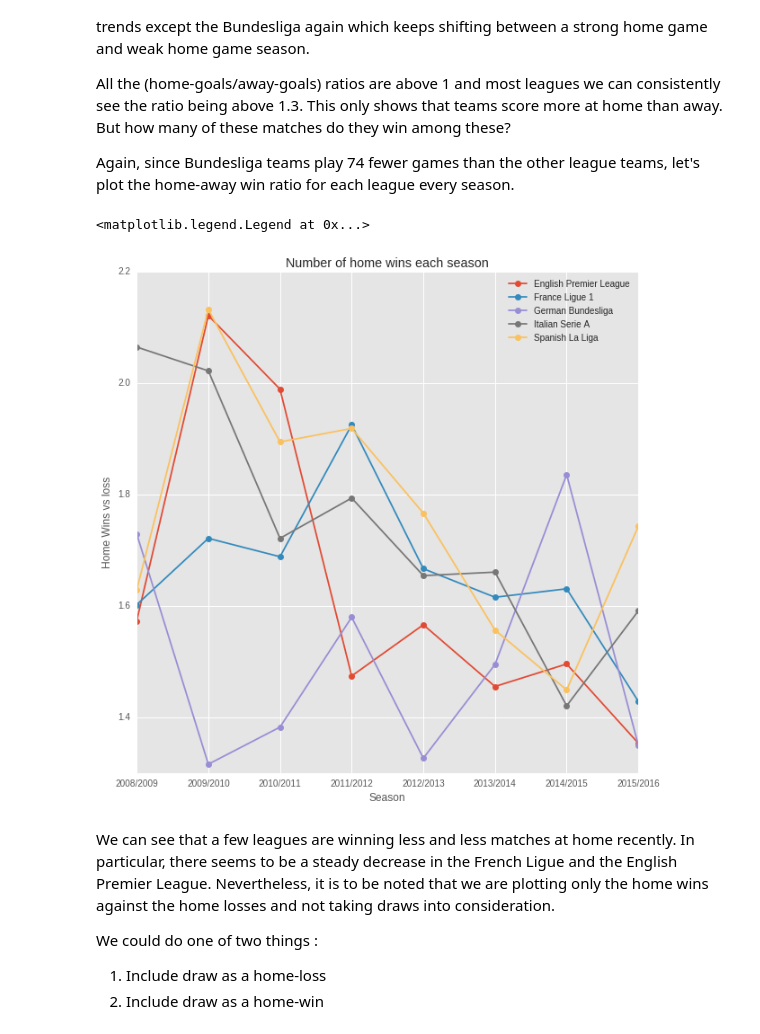
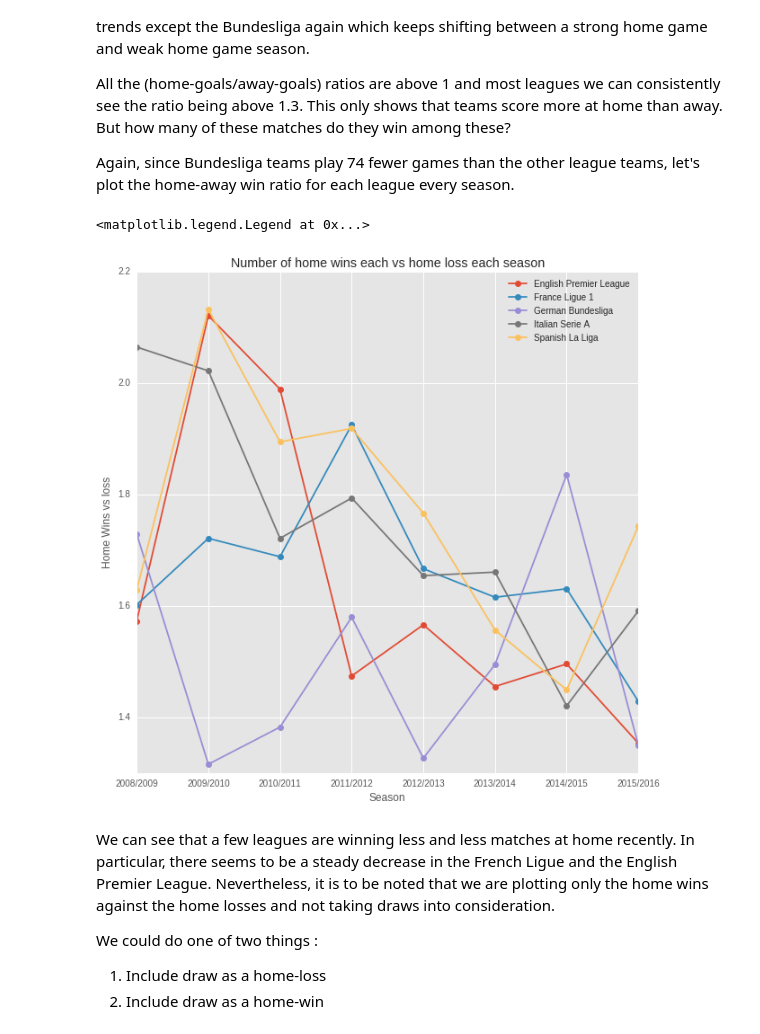
Before and after one commit to rsibi/Springboard, a Jupyter notebook: DataStory/European Leagues.ipynb, the cells around one changed output. Saved outputs shown, nothing was run; the diff lists cells and outputs as text; code cells hidden in the pictures.

```diff
--- a/DataStory/European Leagues.ipynb
+++ b/DataStory/European Leagues.ipynb
@@ -158,22 +157,22 @@ s_hw = np.true_divide(spanish[spanish.result == 1].groupby('season').result.sum(
 # %%
 #Plotting number of home wins vs home losses each season
 fig = plt.figure(figsize=(10, 10))
 plt.xticks(range(len(seasons)),seasons)
 plt.style.use('ggplot')
 plt.xlim = (-20,20)
 plt.ylim = (0,120)
-plt.title("Number of home wins each season")
+plt.title("Number of home wins each vs home loss each season")
 plt.xlabel("Season")
 plt.ylabel("Home Wins vs loss")
 plt.plot(num_seasons,e_hw,label = "English Premier League", marker = 'o')
 plt.plot(num_seasons,f_hw,label = "France Ligue 1", marker = 'o')
 plt.plot(num_seasons,g_hw,label = "German Bundesliga", marker = 'o')
 plt.plot(num_seasons,i_hw,label = "Italian Serie A", marker = 'o')
 plt.plot(num_seasons,s_hw,label = "Spanish La Liga", marker = 'o')
 plt.legend(loc = 1)
 # %% [output]
 <matplotlib.legend.Legend at 0x...>
-[figure, old version]
+[figure, new version]
 # %% [markdown]
 We can see that a few leagues are winning less and less matches at home recently. In particular, there seems to be a steady decrease in the French Ligue and the English Premier League. Nevertheless, it is to be noted that we are plotting only the home wins against the home losses and not taking draws into consideration.
 
```
Also changed, not shown: parts of 9 cells of this notebook.
